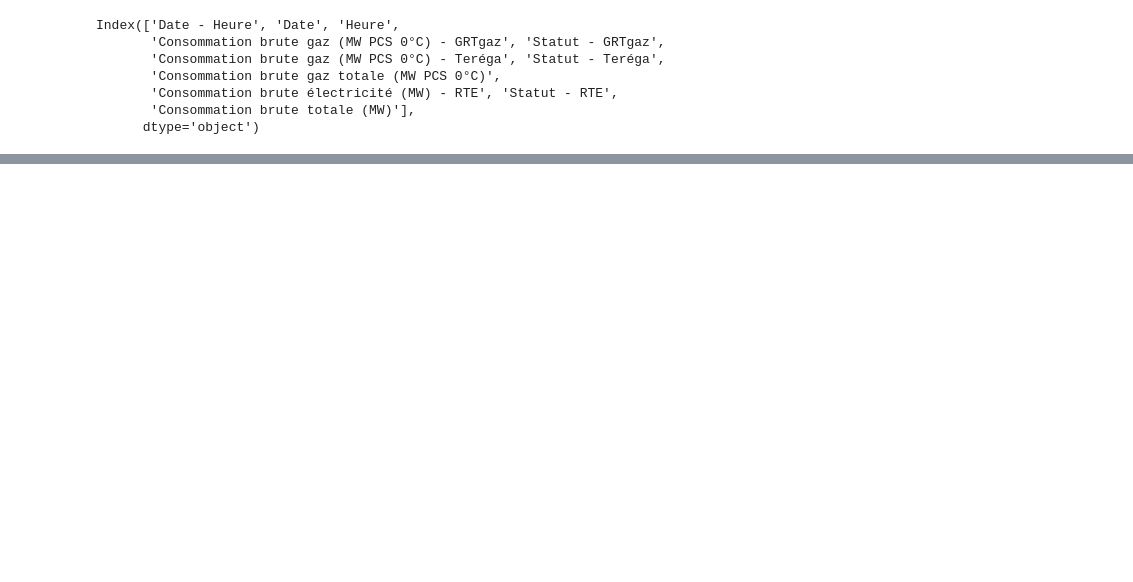
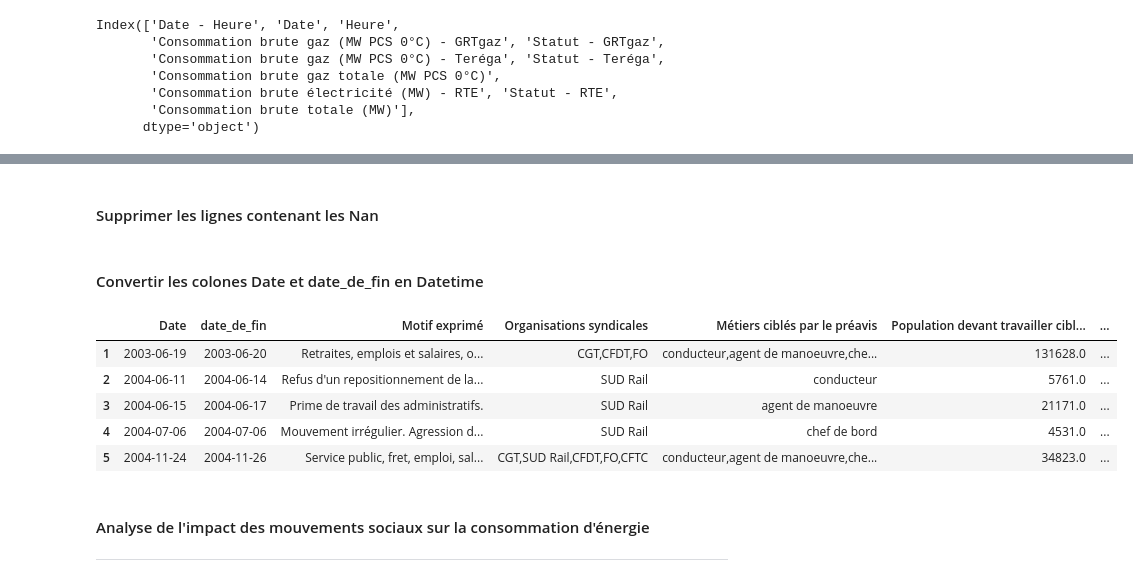
Before and after one commit to keagnon/energy-consumption-analysis, a Jupyter notebook: Notebook/EDA.ipynb, the cells around one changed output, grey strips where cells are left out. Cells and saved outputs as stored; diff of their text form; code cells hidden in the pictures; blank space fills up the shorter version.

```diff
--- a/Notebook/EDA.ipynb
+++ b/Notebook/EDA.ipynb
@@ -325,0 +465,21 @@ for month in months:
+# %% [markdown]
+#### Supprimer les lignes contenant les Nan
+# %%
+df_mouvement=remove_nan_rows(df_mouvement, 'Date')
+df_mouvement=remove_nan_rows(df_mouvement, 'date_de_fin')
+# %% [markdown]
+#### Convertir les colones Date et date_de_fin en Datetime
+# %%
+df_mouvement['Date'] = pd.to_datetime(df_mouvement['Date'], errors='coerce')
+df_mouvement['date_de_fin'] = pd.to_datetime(df_mouvement['date_de_fin'], errors='coerce')
+df_mouvement.head()
+# %% [output]
+|  | Date | date_de_fin | Motif exprimé | Organisations syndicales | Métiers ciblés par le préavis | Population devant travailler cibl... | ... |
+| 1 | 2003-06-19 | 2003-06-20 | Retraites, emplois et salaires, o... | CGT,CFDT,FO | conducteur,agent de manoeuvre,che... | 131628.0 | ... |
+| 2 | 2004-06-11 | 2004-06-14 | Refus d'un repositionnement de la... | SUD Rail | conducteur | 5761.0 | ... |
+| 3 | 2004-06-15 | 2004-06-17 | Prime de travail des administratifs. | SUD Rail | agent de manoeuvre | 21171.0 | ... |
+| 4 | 2004-07-06 | 2004-07-06 | Mouvement irrégulier. Agression d... | SUD Rail | chef de bord | 4531.0 | ... |
+| 5 | 2004-11-24 | 2004-11-26 | Service public, fret, emploi, sal... | CGT,SUD Rail,CFDT,FO,CFTC | conducteur,agent de manoeuvre,che... | 34823.0 | ... |
+# %% [markdown]
+#### Analyse de l'impact des mouvements sociaux sur la consommation d'énergie
+---
```
Also changed, not shown: parts of 66 cells of this notebook, 11 other files.
